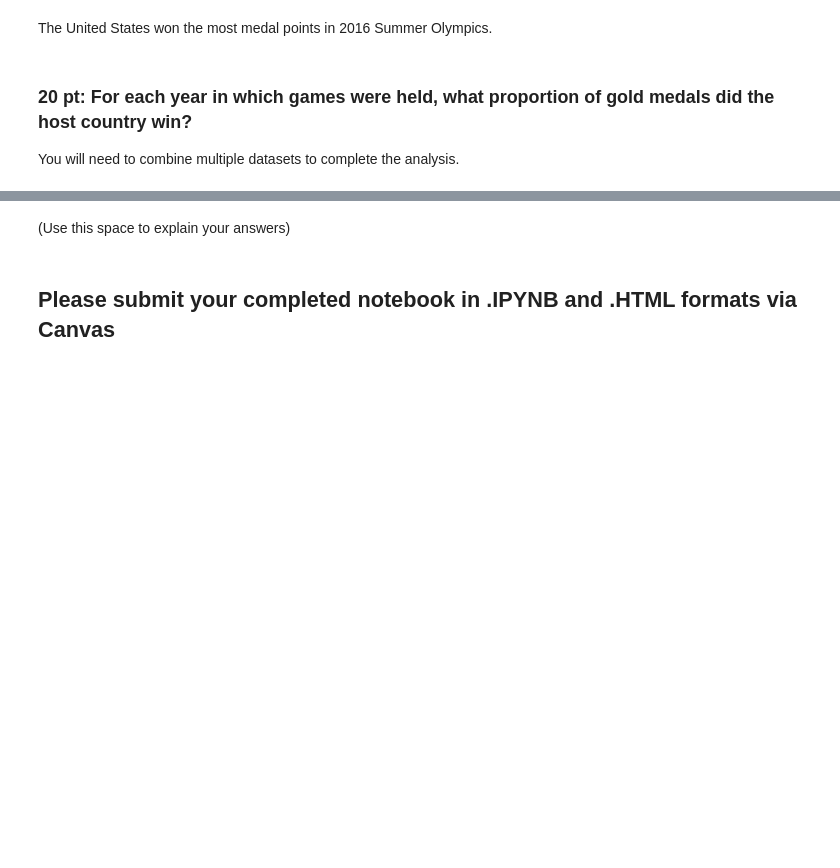
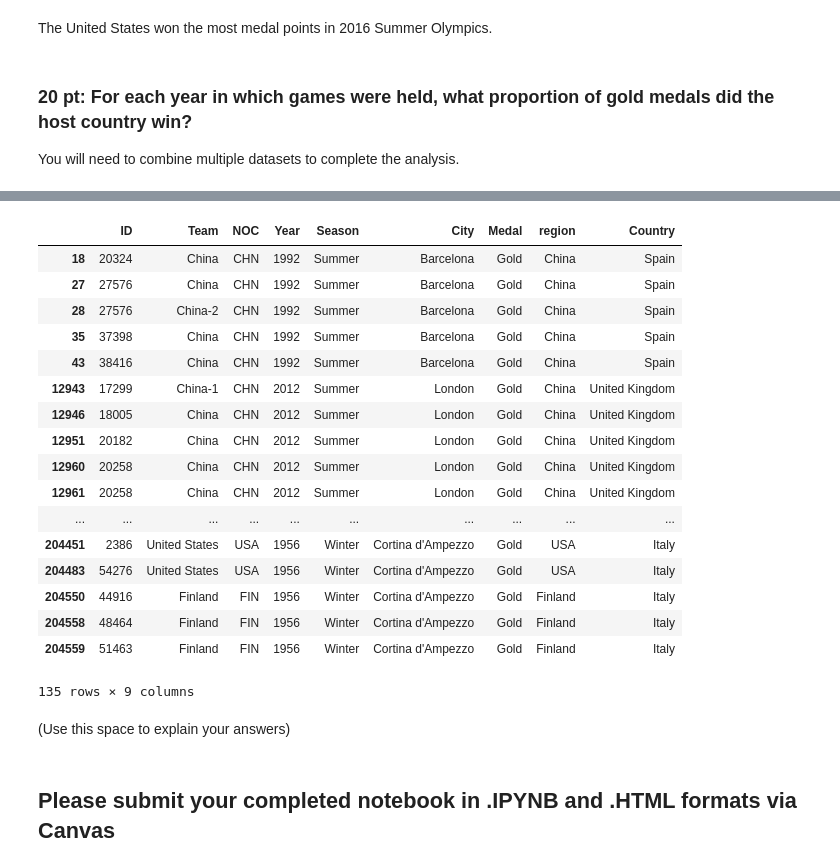
Before and after one commit to tengdann/si618, a Jupyter notebook: 618_Homework_01.ipynb, the cells around one changed output, grey strips where cells are left out. Saved outputs shown, nothing was run; the diff lists cells and outputs as text; code cells hidden in the pictures; blank space fills up the shorter version.

```diff
--- a/618_Homework_01.ipynb
+++ b/618_Homework_01.ipynb
@@ -190,3 +204,27 @@ host_cities.head()
+# %%
+athletes_copy = athletes.copy()
+ath_copy_reg = pd.merge(athletes_copy[['ID', 'Team', 'NOC', 'Year', 'Season', 'City', 'Medal']], regions[['NOC', 'region']], on = "NOC")
+ath_copy_reg_wiki = pd.merge(ath_copy_reg, host_cities[['City', 'Country', 'Year']], on = ['City', 'Year'])
+ath_copy_reg_wiki[ath_copy_reg_wiki.Medal == 'Gold'].groupby('Year').head()
+# %% [output]
+|  | ID | Team | NOC | Year | Season | City | Medal | region | Country |
+| 18 | 20324 | China | CHN | 1992 | Summer | Barcelona | Gold | China | Spain |
+| 27 | 27576 | China | CHN | 1992 | Summer | Barcelona | Gold | China | Spain |
+| 28 | 27576 | China-2 | CHN | 1992 | Summer | Barcelona | Gold | China | Spain |
+| 35 | 37398 | China | CHN | 1992 | Summer | Barcelona | Gold | China | Spain |
+| 43 | 38416 | China | CHN | 1992 | Summer | Barcelona | Gold | China | Spain |
+| 12943 | 17299 | China-1 | CHN | 2012 | Summer | London | Gold | China | United Kingdom |
+| 12946 | 18005 | China | CHN | 2012 | Summer | London | Gold | China | United Kingdom |
+| 12951 | 20182 | China | CHN | 2012 | Summer | London | Gold | China | United Kingdom |
+| 12960 | 20258 | China | CHN | 2012 | Summer | London | Gold | China | United Kingdom |
+| 12961 | 20258 | China | CHN | 2012 | Summer | London | Gold | China | United Kingdom |
+| ... | ... | ... | ... | ... | ... | ... | ... | ... | ... |
+| 204451 | 2386 | United States | USA | 1956 | Winter | Cortina d'Ampezzo | Gold | USA | Italy |
+| 204483 | 54276 | United States | USA | 1956 | Winter | Cortina d'Ampezzo | Gold | USA | Italy |
+| 204550 | 44916 | Finland | FIN | 1956 | Winter | Cortina d'Ampezzo | Gold | Finland | Italy |
+| 204558 | 48464 | Finland | FIN | 1956 | Winter | Cortina d'Ampezzo | Gold | Finland | Italy |
+| 204559 | 51463 | Finland | FIN | 1956 | Winter | Cortina d'Ampezzo | Gold | Finland | Italy |
+135 rows × 9 columns
 # %% [markdown]
 (Use this space to explain your answers)
 # %% [markdown]
```
Also changed, not shown: parts of 7 cells of this notebook.
